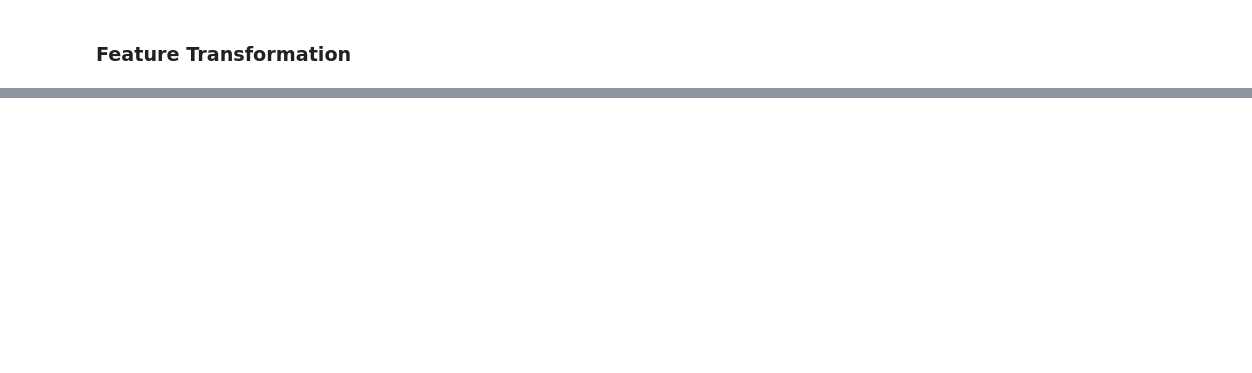
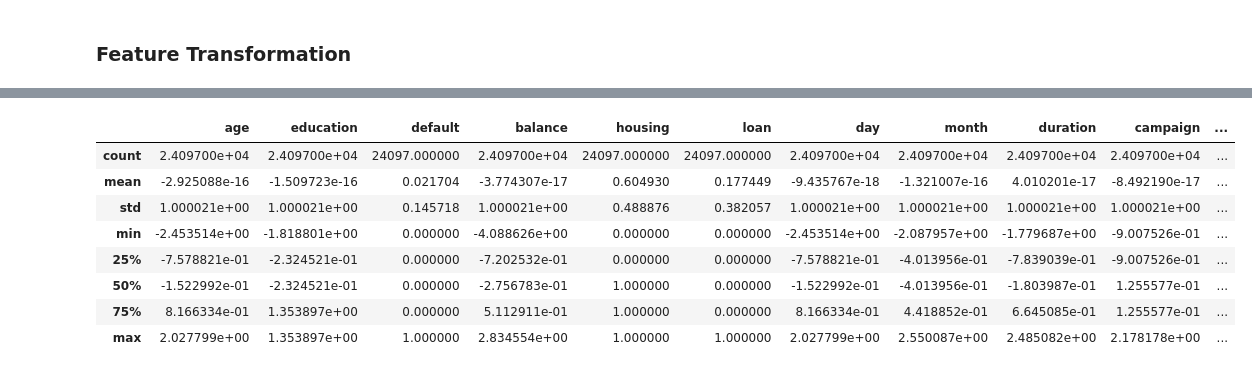
Before and after one commit to bagusatya08/Term-Deposit-Potential-Customer-Prediction, a Jupyter notebook: stage-2/pre-processing.ipynb, the cells around one changed output, grey strips where cells are left out. Drawn from its saved outputs; the diff is of its cells as text; code cells hidden in the pictures; blank space fills up the shorter version.

```diff
--- a/stage-2/pre-processing.ipynb
+++ b/stage-2/pre-processing.ipynb
@@ -406,0 +553,2 @@ dtype: int64
+# %%
+data.drop(['job','marital','contact'], axis=1, inplace=True)
@@ -407,2 +559,8 @@ dtype: int64
 # %% [markdown]
 ### Feature Transformation
+# %%
+pd.set_option('display.max_rows', 500)
+pd.set_option('display.max_columns', 500)
+pd.set_option('display.width', 1000)
+
+data.head()
@@ -409,6 +598,7 @@ dtype: int64
 # %%
-output_normal.loc[:,['age']] = StandardScaler().fit_transform(output_normal['age'].values.reshape(len(output_normal),1))
-output_normal.loc[:,['campaign']] = StandardScaler().fit_transform(output_normal['campaign'].values.reshape(len(output_normal),1))
-output_normal.loc[:,['balance']] = StandardScaler().fit_transform(output_normal['balance'].values.reshape(len(output_normal),1))
-output_normal.loc[:,['duration']] = StandardScaler().fit_transform(output_normal['duration'].values.reshape(len(output_normal),1))
-output_normal.loc[:,['day']] = StandardScaler().fit_transform(output_normal['age'].values.reshape(len(output_normal),1))
+# numerical scalling
+data.loc[:,['age']] = StandardScaler().fit_transform(data['age'].values.reshape(len(data),1))
+data.loc[:,['campaign']] = StandardScaler().fit_transform(data['campaign'].values.reshape(len(data),1))
+data.loc[:,['balance']] = StandardScaler().fit_transform(data['balance'].values.reshape(len(data),1))
+data.loc[:,['duration']] = StandardScaler().fit_transform(data['duration'].values.reshape(len(data),1))
+data.loc[:,['day']] = StandardScaler().fit_transform(data['age'].values.reshape(len(data),1))
@@ -423,0 +609,4 @@ output_normal.head()
+# %%
+# categorical ordinal more than 2 value scalling
+data.loc[:,['education']] = StandardScaler().fit_transform(data['education'].values.reshape(len(data),1))
+data.loc[:,['month']] = StandardScaler().fit_transform(data['month'].values.reshape(len(data),1))
@@ -423,0 +622,12 @@ output_normal.head()
+# %%
+data.describe()
+# %% [output]
+|  | age | education | default | balance | housing | loan | day | month | duration | campaign | ... |
+| count | 2.409700e+04 | 2.409700e+04 | 24097.000000 | 2.409700e+04 | 24097.000000 | 24097.000000 | 2.409700e+04 | 2.409700e+04 | 2.409700e+04 | 2.409700e+04 | ... |
+| mean | -2.925088e-16 | -1.509723e-16 | 0.021704 | -3.774307e-17 | 0.604930 | 0.177449 | -9.435767e-18 | -1.321007e-16 | 4.010201e-17 | -8.492190e-17 | ... |
+| std | 1.000021e+00 | 1.000021e+00 | 0.145718 | 1.000021e+00 | 0.488876 | 0.382057 | 1.000021e+00 | 1.000021e+00 | 1.000021e+00 | 1.000021e+00 | ... |
+| min | -2.453514e+00 | -1.818801e+00 | 0.000000 | -4.088626e+00 | 0.000000 | 0.000000 | -2.453514e+00 | -2.087957e+00 | -1.779687e+00 | -9.007526e-01 | ... |
+| 25% | -7.578821e-01 | -2.324521e-01 | 0.000000 | -7.202532e-01 | 0.000000 | 0.000000 | -7.578821e-01 | -4.013956e-01 | -7.839039e-01 | -9.007526e-01 | ... |
+| 50% | -1.522992e-01 | -2.324521e-01 | 0.000000 | -2.756783e-01 | 1.000000 | 0.000000 | -1.522992e-01 | -4.013956e-01 | -1.803987e-01 | 1.255577e-01 | ... |
+| 75% | 8.166334e-01 | 1.353897e+00 | 0.000000 | 5.112911e-01 | 1.000000 | 0.000000 | 8.166334e-01 | 4.418852e-01 | 6.645085e-01 | 1.255577e-01 | ... |
+| max | 2.027799e+00 | 1.353897e+00 | 1.000000 | 2.834554e+00 | 1.000000 | 1.000000 | 2.027799e+00 | 2.550087e+00 | 2.485082e+00 | 2.178178e+00 | ... |
```
Also changed, not shown: parts of 93 cells of this notebook.
